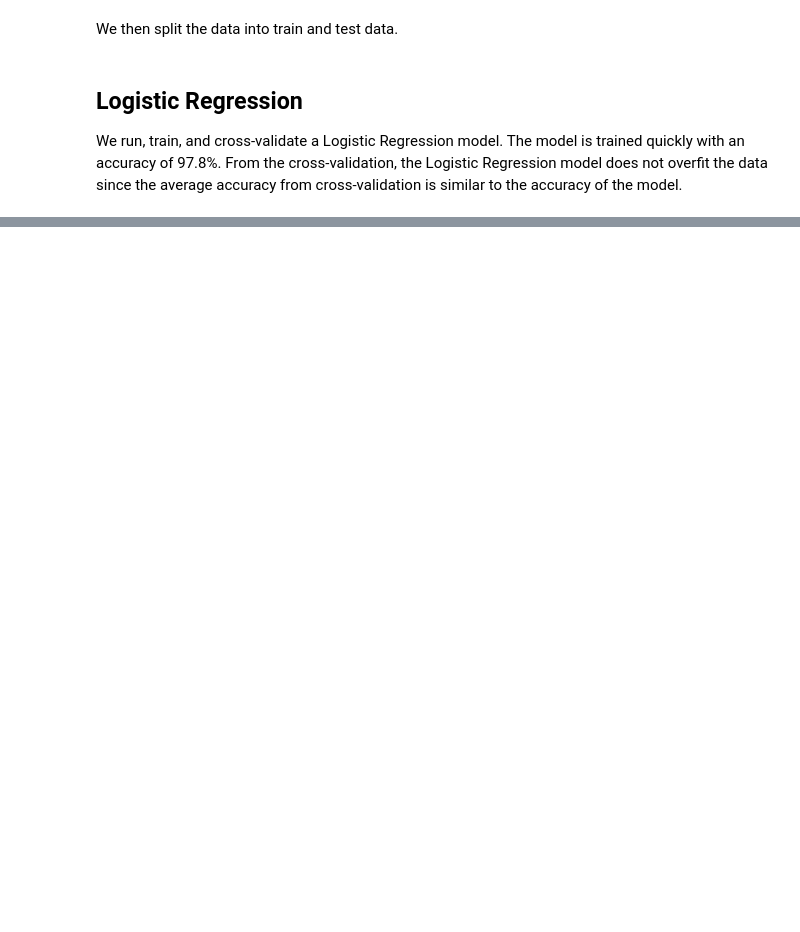
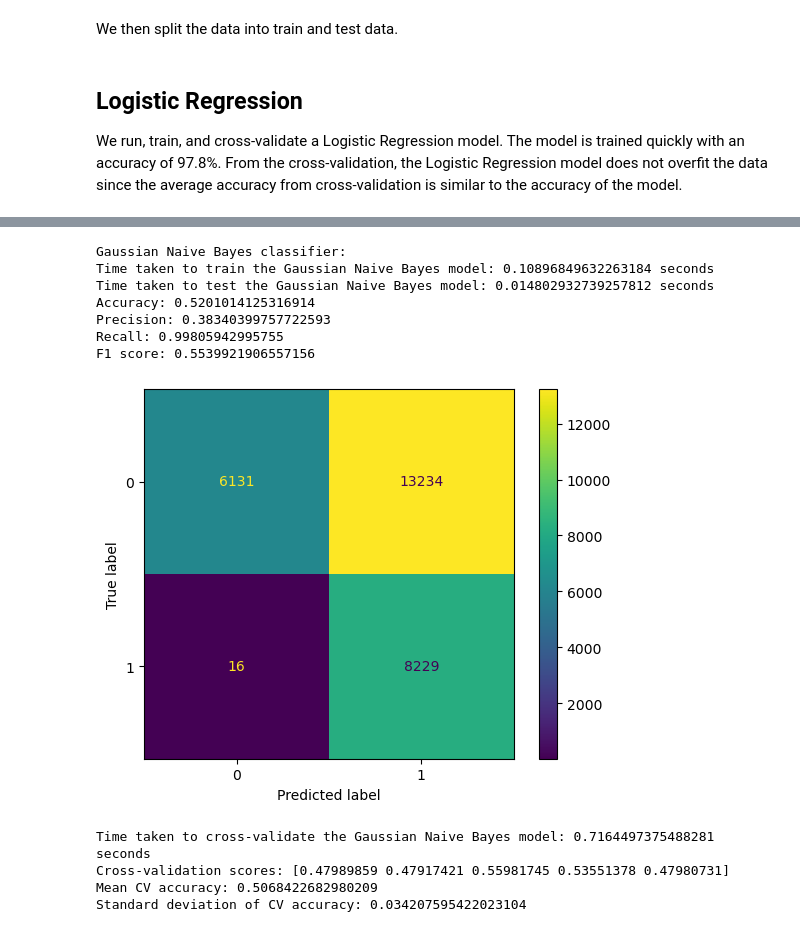
Before and after one commit to tsimhadri-ews/internproject, a Jupyter notebook: src/malwaretest.ipynb, the cells around one changed output, grey strips where cells are left out. Saved outputs shown, nothing was run; the diff lists cells and outputs as text; code cells hidden in the pictures; blank space fills up the shorter version.

```diff
--- a/src/malwaretest.ipynb
+++ b/src/malwaretest.ipynb
@@ -338,2 +364,18 @@ print(times)
+# %%
+gnb = GaussianNB()
+run_model('Gaussian Naive Bayes', gnb, X_train, X_test, y_train, y_test, X, y)
+# %% [output]
+Gaussian Naive Bayes classifier:
+Time taken to train the Gaussian Naive Bayes model: 0.10896849632263184 seconds
+Time taken to test the Gaussian Naive Bayes model: 0.014802932739257812 seconds
+Accuracy: 0.5201014125316914
+Precision: 0.38340399757722593
+Recall: 0.99805942995755
+F1 score: 0.5539921906557156
+[figure, added]
+Time taken to cross-validate the Gaussian Naive Bayes model: 0.7164497375488281 seconds
+Cross-validation scores: [0.47989859 0.47917421 0.55981745 0.53551378 0.47980731]
+Mean CV accuracy: 0.5068422682980209
+Standard deviation of CV accuracy: 0.034207595422023104
 # %% [markdown]
 ## Artificial Neural Network
```
Also changed, not shown: parts of 26 cells of this notebook.
